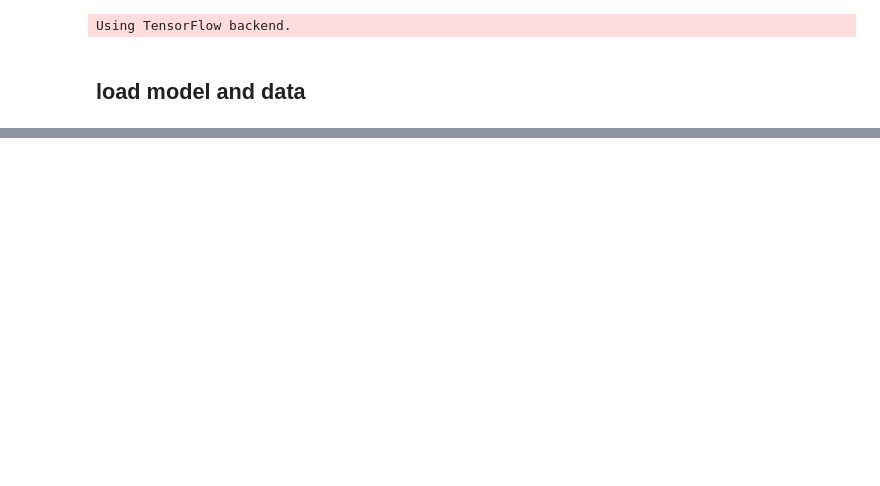
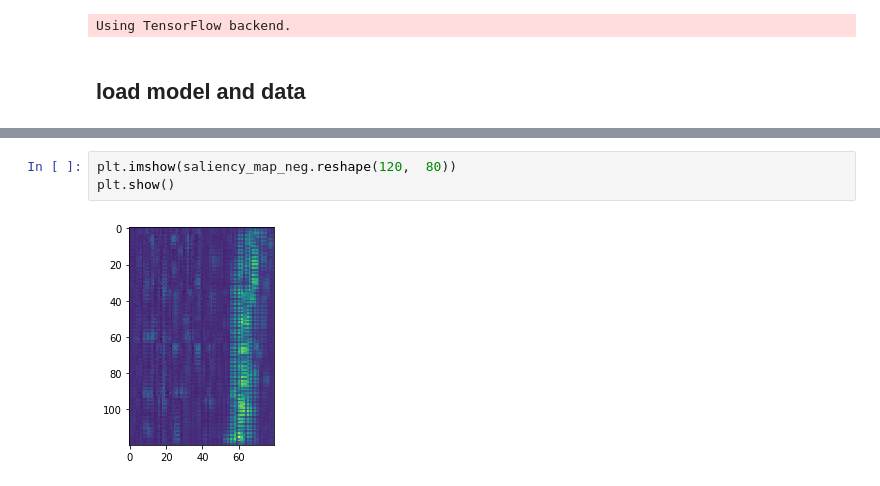
Before and after one commit to EnzoSeason/cnn_face_recogntion, a Jupyter notebook: notebook/visualization.ipynb, the cells around one changed output, grey strips where cells are left out. Saved outputs shown, nothing was run; the diff lists cells and outputs as text; blank space fills up the shorter version.

```diff
--- a/notebook/visualization.ipynb
+++ b/notebook/visualization.ipynb
@@ -42,0 +75,5 @@ AttributeError: 'Dense' object has no attribute 'config'
+# %%
+plt.imshow(saliency_map_neg.reshape(120,  80))
+plt.show()
+# %% [output]
+[figure, added]
```
Also changed, not shown: parts of 8 cells of this notebook, 2 other files.
